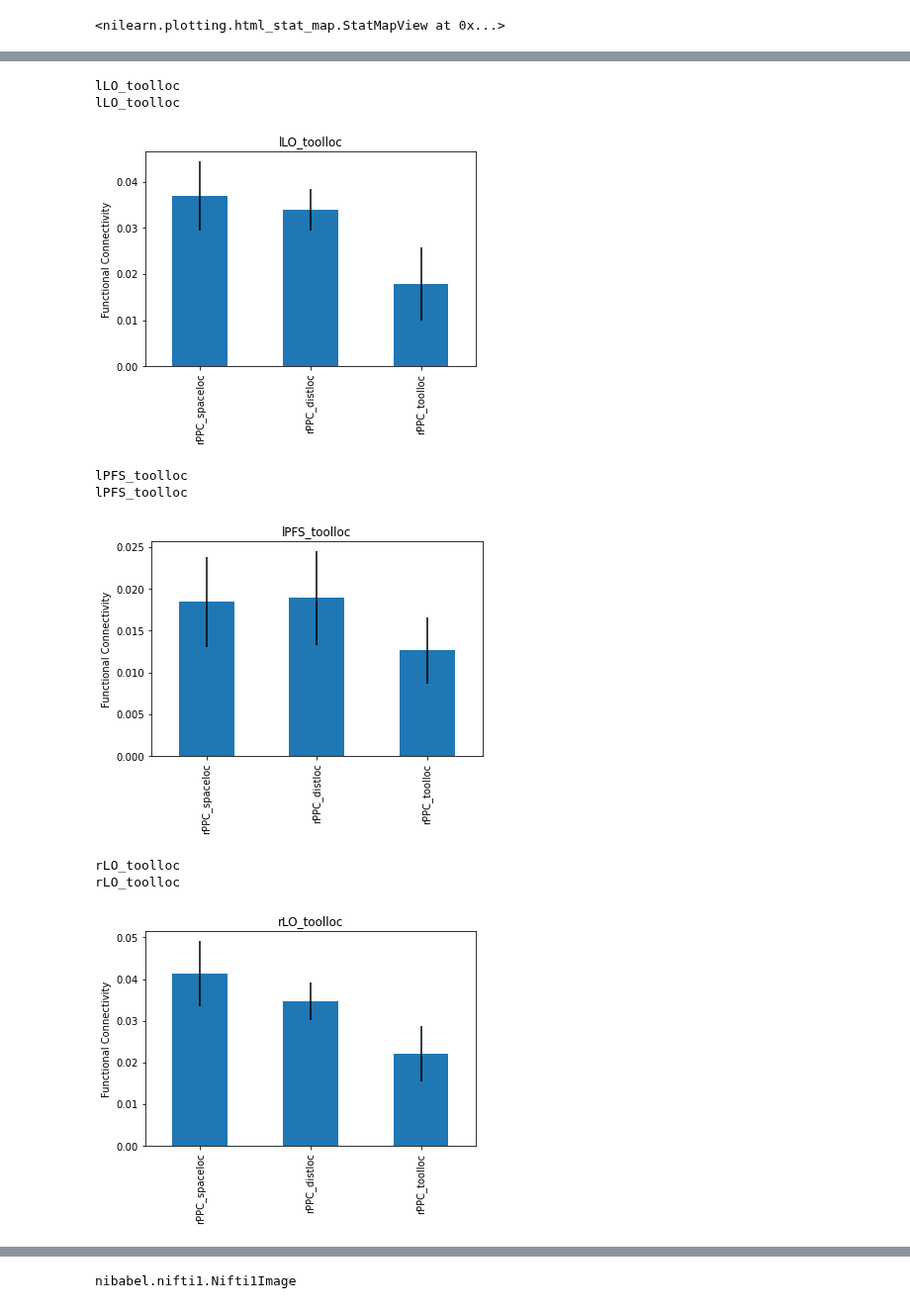
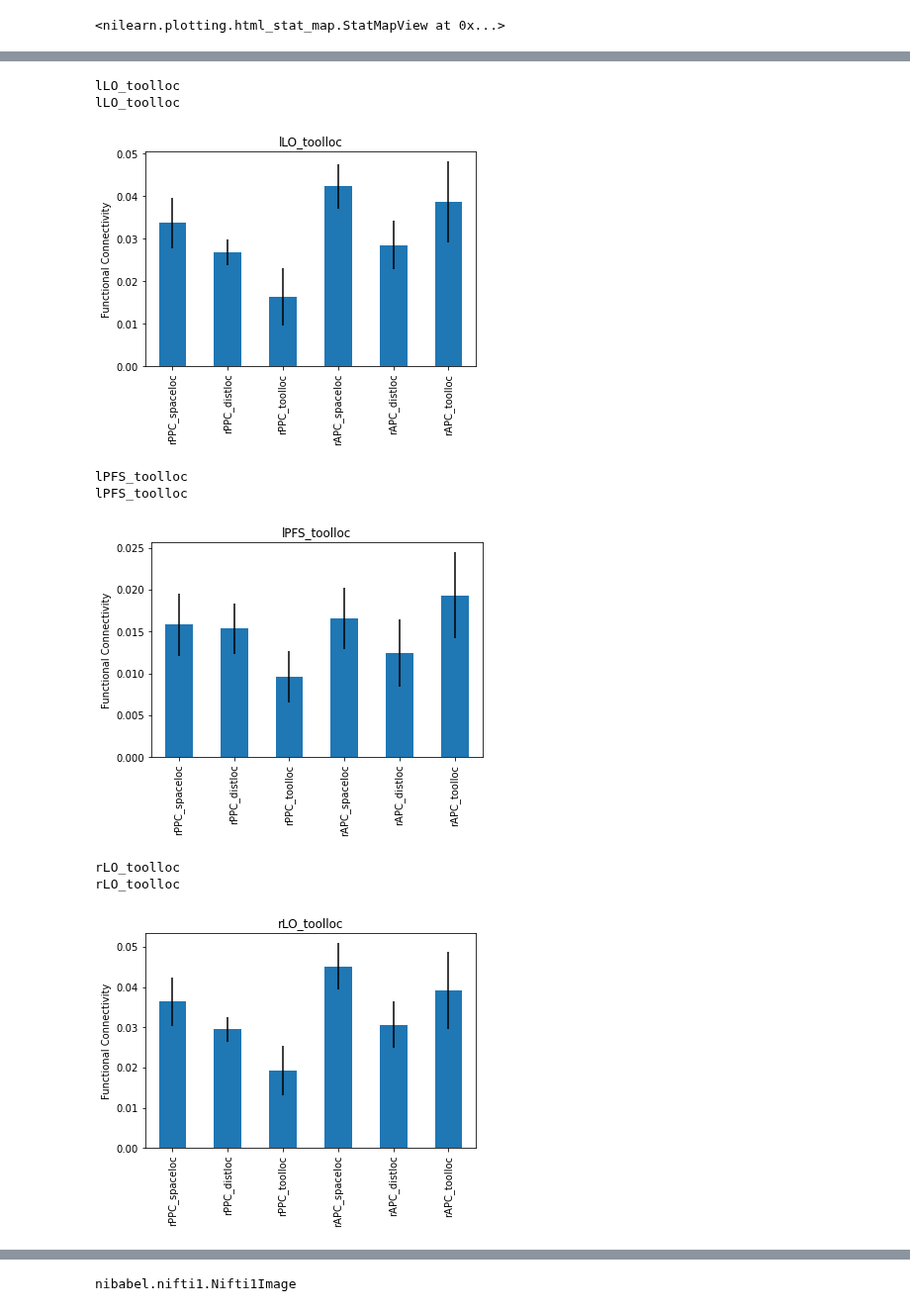
Before and after one commit to vayzenb/docnet, a Jupyter notebook: fmri/spaceloc_fc.ipynb, the cells around one changed output, grey strips where cells are left out. Shown at 99% size. Cells and saved outputs as stored; diff of their text form; code cells hidden in the pictures.

```diff
--- a/fmri/spaceloc_fc.ipynb
+++ b/fmri/spaceloc_fc.ipynb
@@ -58,7 +57,7 @@ for rn1 in range(1,run_num+1):
 """
 run 2nd level model on each first level
 """
-second_level_model = glm.second_level.SecondLevelModel()
+second_level_model = glm.second_level.SecondLevelModel(smoothing_fwhm=4)
 alpha = .05
 rois = ['PPC']
 for lr in ['r']:
@@ -102,8 +101,8 @@ Compute bootstrap CIs for FC between spaceloc and every roi
 
 
 ventral_rois = ['LO_toolloc', 'PFS_toolloc']
-contrasts = [['rPPC_spaceloc', 'rPPC_toolloc'], ['rPPC_spaceloc', 'rPPC_distloc']]
-iter = 100
+contrasts = [['rPPC_spaceloc', 'rPPC_toolloc'], ['rPPC_spaceloc', 'rPPC_distloc'],['rAPC_spaceloc', 'rAPC_distloc'],['rAPC_spaceloc', 'rAPC_toolloc']]
+iter = 5000
 perm_summary = pd.DataFrame(columns = ['ventral', 'seed1','seed2', 'ci_low', 'ci_high'])
 for lr in ['l','r']:
     for vr in ventral_rois:
@@ -112,12 +111,15 @@ for lr in ['l','r']:
         for ii in range(0,iter):
             temp_df = df.sample(len(df), replace = True)
             for cont_n, cont in enumerate(contrasts):
-                boot_vals[cont_n, ii] = (temp_df[cont[0]].mean() - temp_df[cont[1]].mean())/ np.std([temp_df[cont[0]],temp_df[cont[1]]])
+                boot_vals[cont_n, ii] = (temp_df[cont[0]].mean() - temp_df[cont[1]].mean())/ np.mean([np.std(temp_df[cont[0]]),np.std(temp_df[cont[1]])])
+                #pdb.set_trace()
 
 
         for cont_n, cont in enumerate(contrasts):
-            ci_low = np.percentile(boot_vals, alpha/2*100)
-            ci_high= np.percentile(boot_vals, 100-alpha/2*100)
+            ci_low = np.percentile(boot_vals[cont_n], alpha/2*100)
+            ci_high= np.percentile(boot_vals[cont_n], 100-alpha/2*100)
 
             data_row = pd.Series([f'{lr}{vr}', cont[0], cont[1],ci_low, ci_high], index=perm_summary.columns)
             perm_summary = perm_summary.append(data_row,ignore_index=True)
+
+        #pdb.set_trace()
@@ -130,7 +148,7 @@ np.std([temp_df['rPPC_spaceloc'], temp_df['rPPC_toolloc']])
 extract avg PPI in LO  and PFS
 """
 ventral_rois = ['LO_toolloc', 'PFS_toolloc']
-rois = ["PPC_spaceloc", "PPC_distloc", "PPC_toolloc"]
+rois = ["PPC_spaceloc", "PPC_distloc", "PPC_toolloc", "APC_spaceloc", "APC_distloc", "APC_toolloc"]
 
 #For each ventral ROI
 for lrv in ['l','r']:
@@ -154,39 +172,39 @@ for lrv in ['l','r']:
                 roi_mean.append(ss)
                 #For each dorsal ROI
                 for lr in ['r']:
                     for rr in rois:
                         roi = f'{lr}{rr}'
                         #if os.path.exists(f'{roi_dir}/{roi}_peak.nii.gz'):
                         ppi_img = image.load_img(f'{out_dir}/sub-{study}{ss}_{roi}_fc.nii.gz')
                         #ppi_img  = image.smooth_img(ppi_img, 6)
                         acts = ventral_mask.fit_transform(ppi_img)
 
 
                         roi_mean.append(acts.mean())
                         #else:
                         #    roi_mean.append(np.nan)
 
                 summary_df = summary_df.append(pd.Series(roi_mean, index = summary_df.columns), ignore_index = True)
         print(ventral)
         summary_df.to_csv(f'{results_dir}/{ventral}_fc.csv', index=False)
         summary_df.iloc[:, 1:].mean().plot(kind = 'bar', title = ventral, ylabel = 'Functional Connectivity',
         yerr=[summary_df.iloc[:,1:].sem().to_list(), summary_df.iloc[:,1:].sem().to_list()])
         plt.pause(0.0001)
 
 
 
 
 
 #                    print(ss, roi)
 # %% [output]
 lLO_toolloc
 lLO_toolloc
-[figure, old version]
+[figure, new version]
 lPFS_toolloc
 lPFS_toolloc
-[figure, old version]
+[figure, new version]
 rLO_toolloc
 rLO_toolloc
-[figure, old version]
+[figure, new version]
 rPFS_toolloc
 rPFS_toolloc
```
Also changed, not shown: parts of 5 cells of this notebook, 19 other files.
